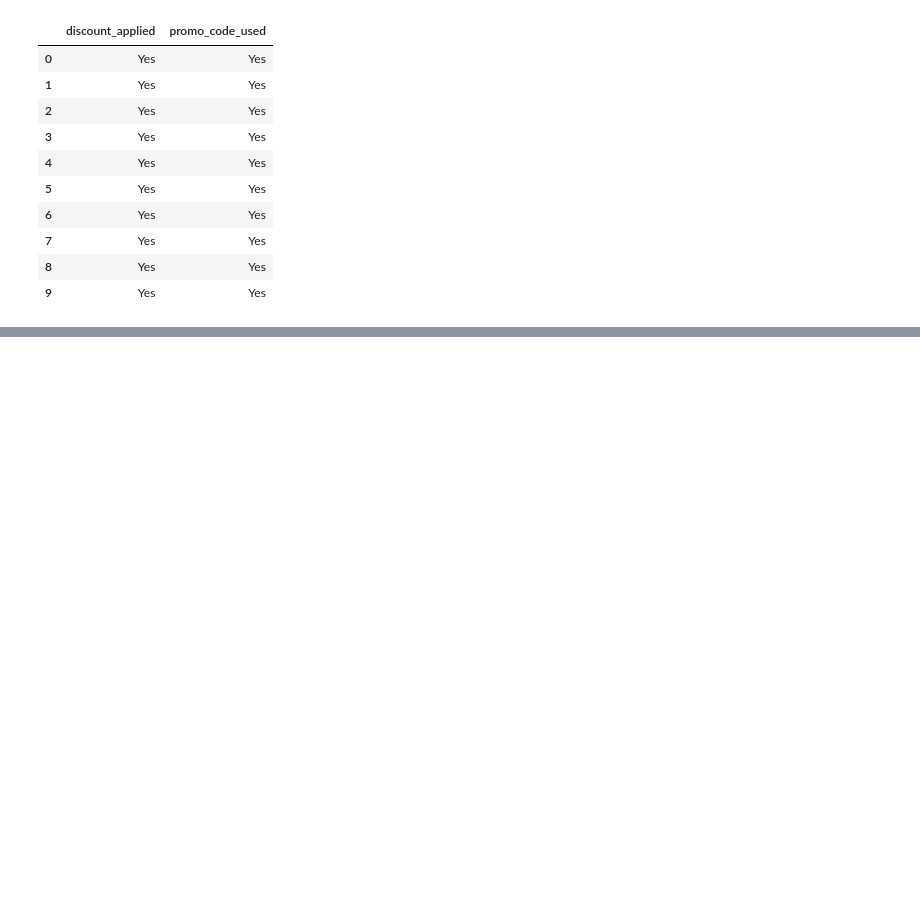
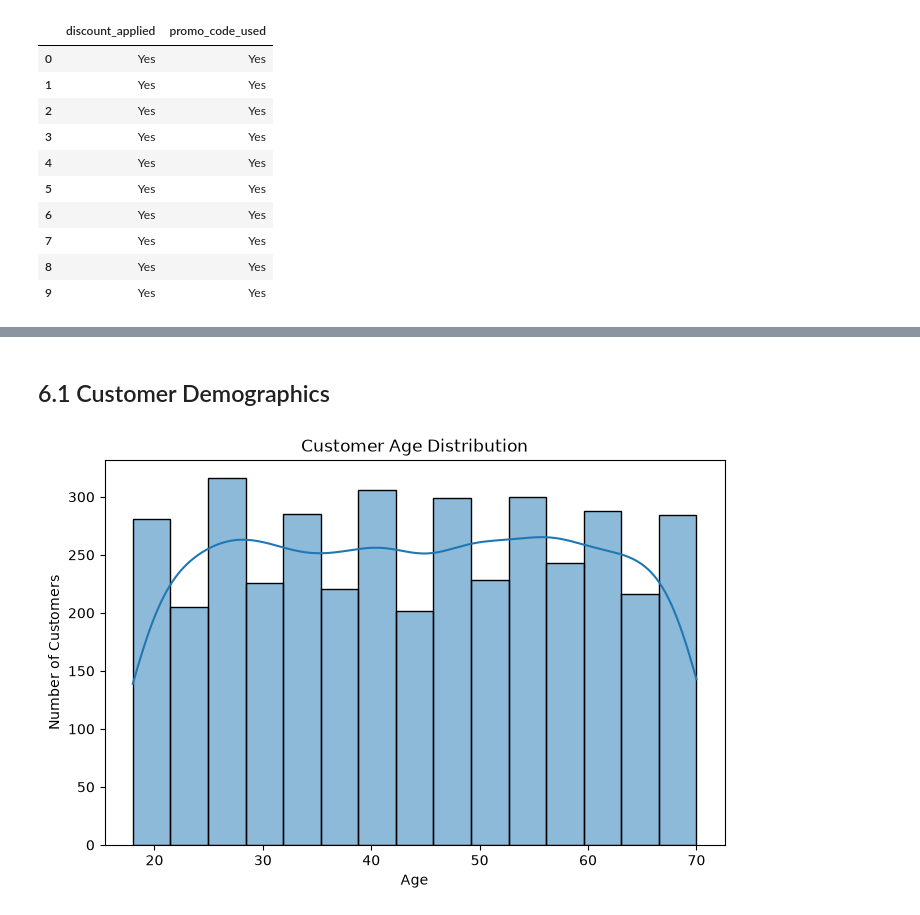
Before and after one commit to Kruti115/Customer_Behavior_Analysis, a Jupyter notebook: Consumer_Shopping_Behavior_Analysis.ipynb, the cells around one changed output, grey strips where cells are left out. Saved outputs shown, nothing was run; the diff lists cells and outputs as text; code cells hidden in the pictures; blank space fills up the shorter version.

```diff
--- a/Consumer_Shopping_Behavior_Analysis.ipynb
+++ b/Consumer_Shopping_Behavior_Analysis.ipynb
@@ -96,4 +171,3 @@ dtype: int64
 # %%
-df.columns = df.columns.str.lower()
-df.columns = df.columns.str.replace(' ','_')
-df = df.rename(columns={'purchase_amount_(usd)':'purchase_amount'})
+df.columns = df.columns.str.lower().str.replace(' ', '_')
+df = df.rename(columns={'purchase_amount_(usd)': 'purchase_amount'})
@@ -185,0 +304,14 @@ Index(['customer_id', 'age', 'gender', 'item_purchased', 'category',
+# %% [markdown]
+## 6.1 Customer Demographics
+# %%
+import matplotlib.pyplot as plt
+import seaborn as sns
+
+plt.figure(figsize=(8, 5))
+sns.histplot(df['age'], bins=15, kde=True)
+plt.title('Customer Age Distribution')
+plt.xlabel('Age')
+plt.ylabel('Number of Customers')
+plt.show()
+# %% [output]
+[figure, added]
```
Also changed, not shown: parts of 52 cells of this notebook.
